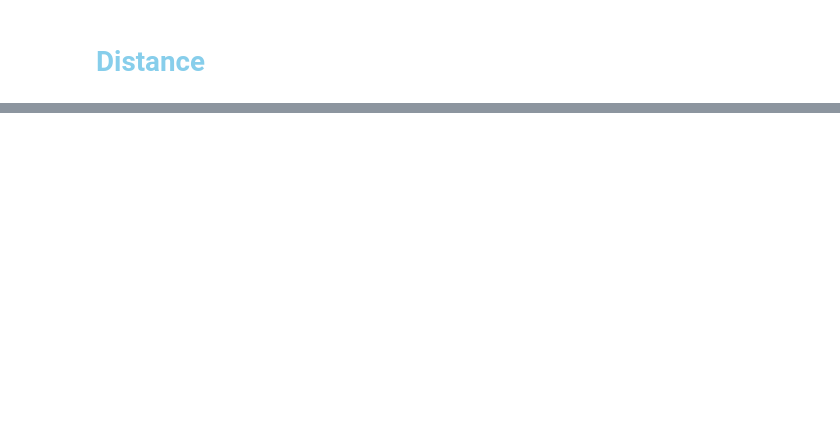
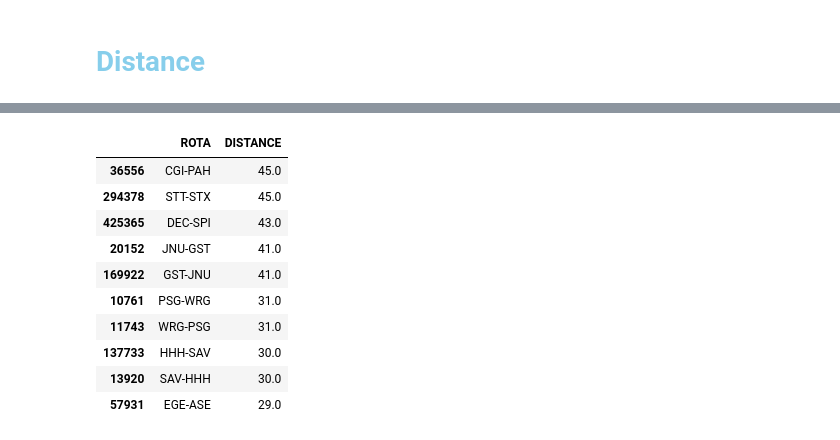
Before and after one commit to BrunoAfonso18/sdw, a Jupyter notebook: flights.ipynb, the cells around one changed output, grey strips where cells are left out. Cells and saved outputs as stored; diff of their text form; code cells hidden in the pictures; blank space fills up the shorter version.

```diff
--- a/flights.ipynb
+++ b/flights.ipynb
@@ -448,0 +500,14 @@ airline_data.head()
+# %%
+rotas_curtas
+# %% [output]
+|  | ROTA | DISTANCE |
+| 36556 | CGI-PAH | 45.0 |
+| 294378 | STT-STX | 45.0 |
+| 425365 | DEC-SPI | 43.0 |
+| 20152 | JNU-GST | 41.0 |
+| 169922 | GST-JNU | 41.0 |
+| 10761 | PSG-WRG | 31.0 |
+| 11743 | WRG-PSG | 31.0 |
+| 137733 | HHH-SAV | 30.0 |
+| 13920 | SAV-HHH | 30.0 |
+| 57931 | EGE-ASE | 29.0 |
```
Also changed, not shown: parts of 7 cells of this notebook.
